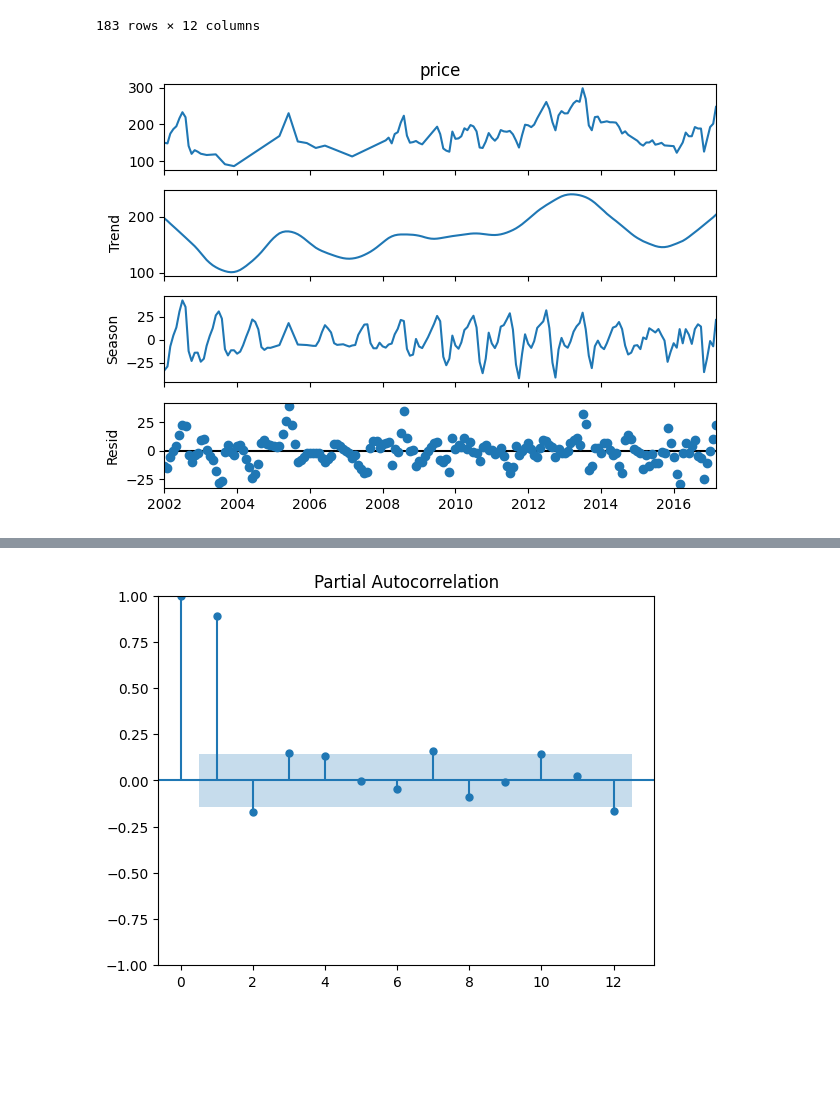
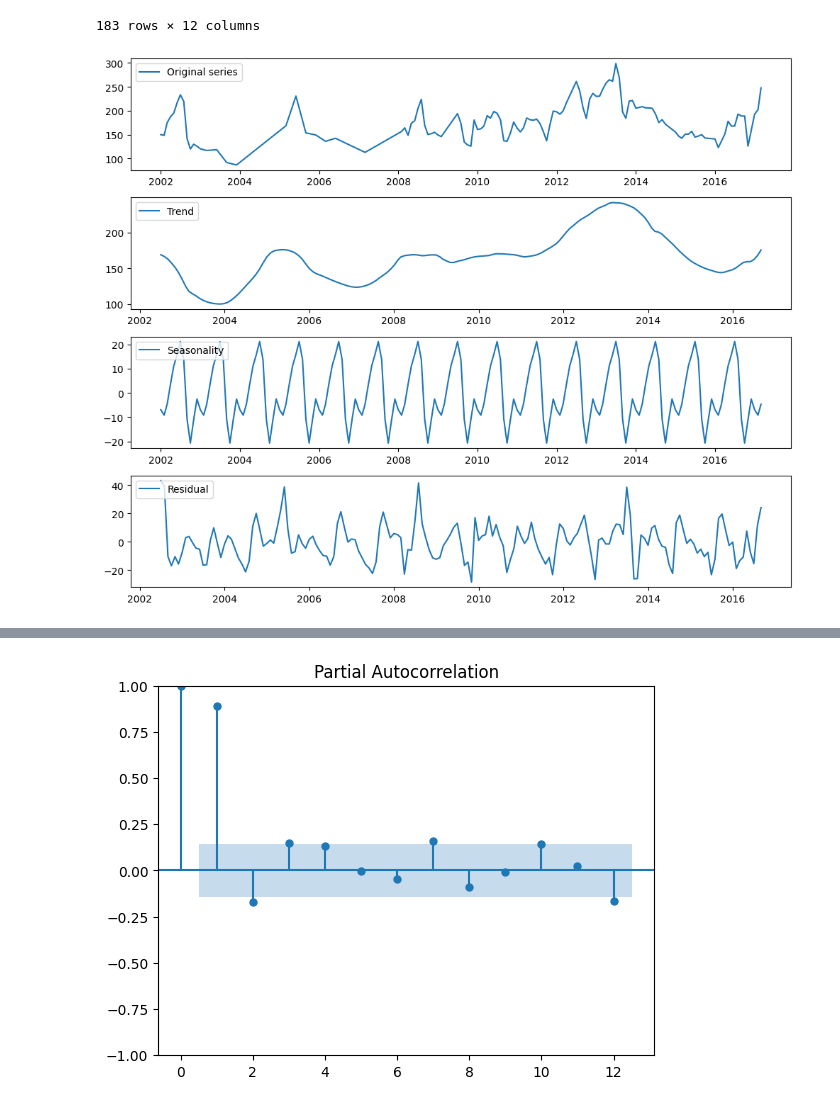
Before and after one commit to LuizMPelizaro/NFPF, a Jupyter notebook: notebooks/analysis.ipynb, the cells around one changed output, grey strips where cells are left out. Drawn from its saved outputs; the diff is of its cells as text; code cells hidden in the pictures; blank space fills up the shorter version.

```diff
--- a/notebooks/analysis.ipynb
+++ b/notebooks/analysis.ipynb
@@ -364,3 +369,12 @@ fig.show()
+# %%
+z_score = stats.zscore(dataframe_adjusted_interpolate['usdprice'])
+
+lim = 3
+
+outliers = np.abs(z_score) > lim
+
+dataframe_adjusted_interpolate.loc[outliers, 'usdprice'] = np.nan
+dataframe_adjusted_interpolate['usdprice'] = dataframe_adjusted_interpolate['usdprice'].interpolate()
 # %% [markdown]
 ### Result
 I was able to recover the points that were missing values using strategies such as interpolation, simple average, and moving average. However, these methods did not produce a natural effect on the series, often resulting in peak points that appear too linear.
@@ -384,9 +398,32 @@ dataframe_adjusted_interpolate
 | 2017-02-01 | Katsina | Jibia | Jibia (CBM) | cereals and tubers | Millet | KG | actual | Wholesale | NGN | 202.00000 | ... |
 | 2017-03-01 | Katsina | Jibia | Jibia (CBM) | cereals and tubers | Millet | KG | actual | Wholesale | NGN | 248.00000 | ... |
 183 rows × 12 columns
-# %%
-res = STL(dataframe_adjusted_interpolate['price']).fit()
-res.plot()
-plt.show()
-# %% [output]
-[figure, removed]
+# %%
+result = seasonal_decompose(dataframe_adjusted_interpolate['price'], model='additive', period=12)
+# Tendência
+
+plt.figure(figsize=(10, 8))
+
+plt.subplot(411)
+plt.plot(dataframe_adjusted_interpolate['price'], label='Original series')
+plt.legend(loc='upper left')
+
+# Tendência
+plt.subplot(412)
+plt.plot(result.trend, label='Trend')
+plt.legend(loc='upper left')
+
+# Sazonalidade
+plt.subplot(413)
+plt.plot(result.seasonal, label='Seasonality')
+plt.legend(loc='upper left')
+
+# Resíduo
+plt.subplot(414)
+plt.plot(result.resid, label='Residual')
+plt.legend(loc='upper left')
+
+plt.tight_layout()
+plt.show()
+# %% [output]
+[figure, added]
```
Also changed, not shown: parts of 16 cells of this notebook, 13 other files.
